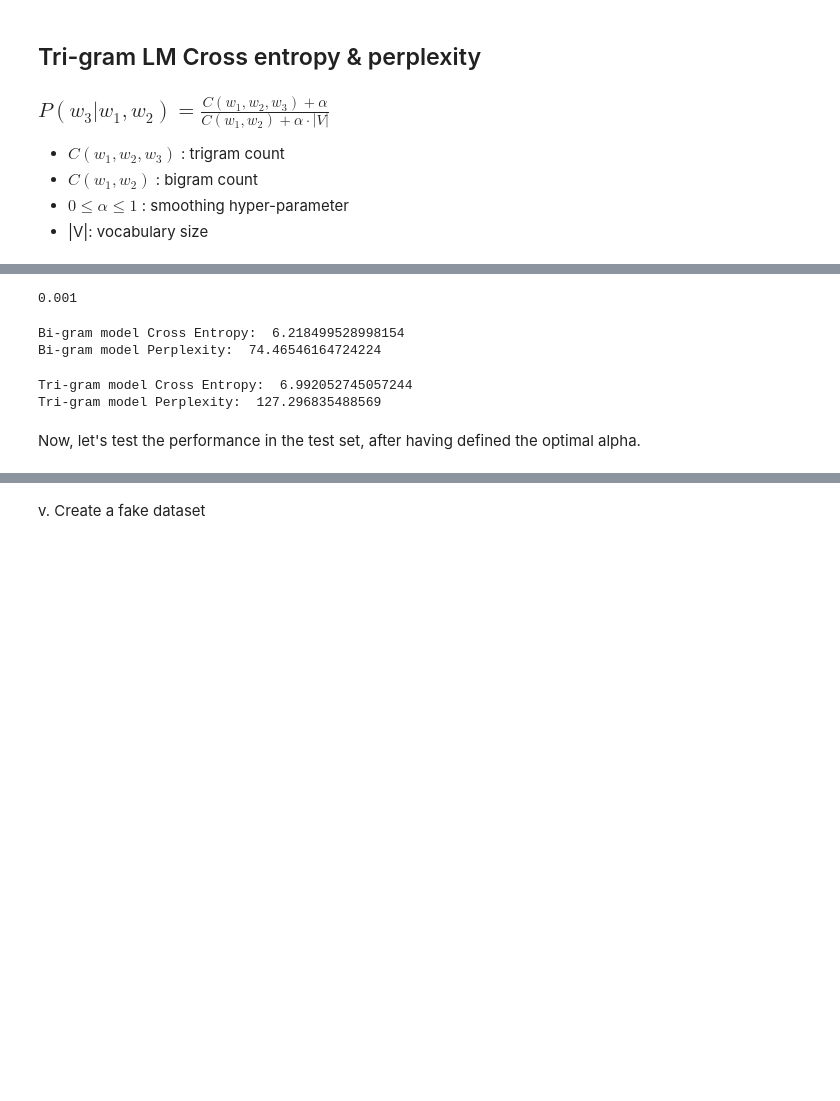
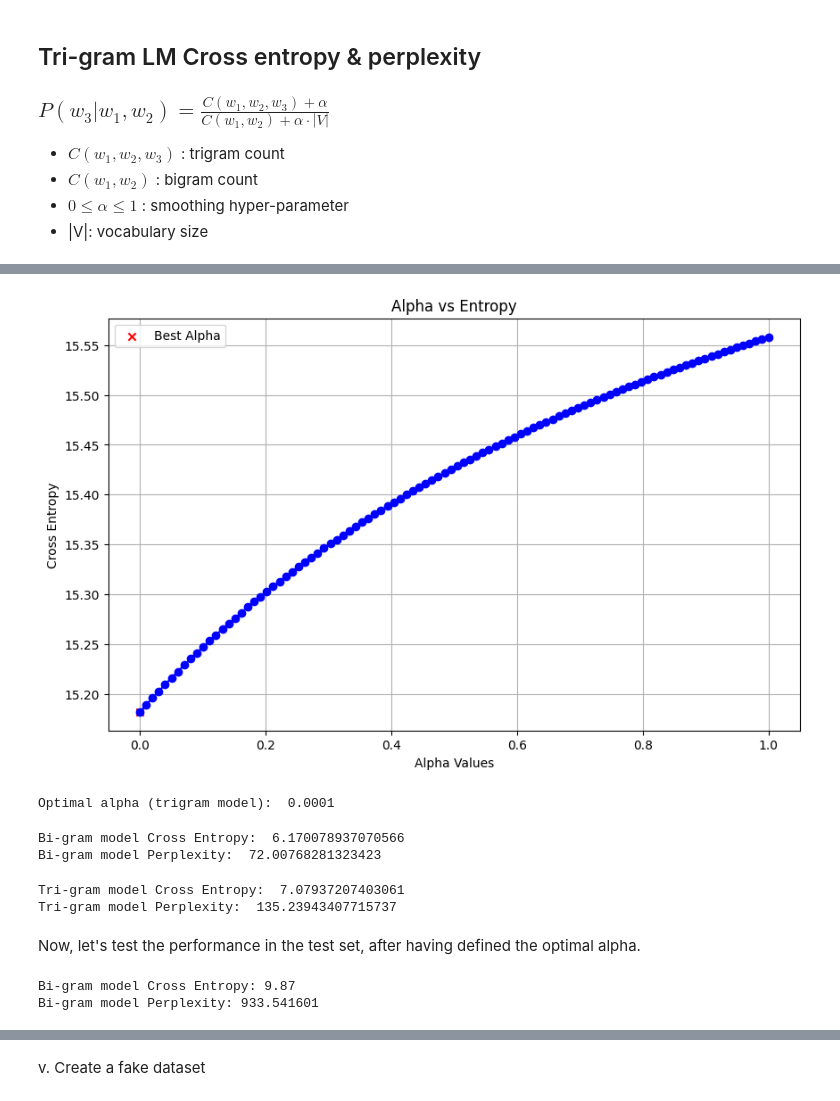
Before and after one commit to VassilisDrouzas/Natural-Language-Processing, a Jupyter notebook: TA Assignment 1.ipynb, the cells around one changed output, grey strips where cells are left out. Saved outputs shown, nothing was run; the diff lists cells and outputs as text; code cells hidden in the pictures; blank space fills up the shorter version.

```diff
--- a/TA Assignment 1.ipynb
+++ b/TA Assignment 1.ipynb
@@ -396,7 +414,9 @@ ngram_model_alpha_search(bi_model, np.linspace(0.001, 1, 100), development_set)
 # %%
 tri_model = TrigramModel(alpha=0.001)
 tri_model.fit(train_corpus)
 
-ngram_model_alpha_search(tri_model, np.linspace(0.001, 1, 100), development_set)
+tri_opt_alpha = ngram_model_alpha_search(tri_model, np.linspace(0.0001, 1, 100), development_set)
+print("Optimal alpha (trigram model): ", tri_opt_alpha)
 # %% [output]
+[figure, added]
-0.001
+Optimal alpha (trigram model):  0.0001
@@ -405,22 +423,33 @@ ngram_model_alpha_search(tri_model, np.linspace(0.001, 1, 100), development_set)
 # %%
-bi_model = BigramModel(alpha=0.001)
+bi_model = BigramModel(alpha = bi_opt_alpha)
 bi_model.fit(train_corpus)
 
 bi_hc = cross_entropy(bi_model, train_corpus)
 print("Bi-gram model Cross Entropy: ", bi_hc)
 print("Bi-gram model Perplexity: ", perplexity(bi_hc))
 # %% [output]
-Bi-gram model Cross Entropy:  6.218499528998154
-Bi-gram model Perplexity:  74.46546164724224
+Bi-gram model Cross Entropy:  6.170078937070566
+Bi-gram model Perplexity:  72.00768281323423
 # %%
-tri_model = TrigramModel(alpha=0.001)
+tri_model = TrigramModel(alpha = tri_opt_alpha)
 tri_model.fit(train_corpus)
 
 tri_hc = cross_entropy(tri_model, train_corpus)
 print("Tri-gram model Cross Entropy: ", tri_hc)
 print("Tri-gram model Perplexity: ", perplexity(tri_hc))
 # %% [output]
-Tri-gram model Cross Entropy:  6.992052745057244
-Tri-gram model Perplexity:  127.296835488569
+Tri-gram model Cross Entropy:  7.07937207403061
+Tri-gram model Perplexity:  135.23943407715737
 # %% [markdown]
 Now, let's test the performance in the test set, after having defined the optimal alpha.
+# %%
+# since la place smoothing is only involved during inference
+# we don't need to refit the model
+bi_model.alpha = bi_opt_alpha
+
+bi_hc = cross_entropy(bi_model, test_set)
+print(f"Bi-gram model Cross Entropy: {bi_hc:.2f}", )
+print(f"Bi-gram model Perplexity: {perplexity(bi_hc):2f}")
+# %% [output]
+Bi-gram model Cross Entropy: 9.87
+Bi-gram model Perplexity: 933.541601
```
Also changed, not shown: parts of 9 cells of this notebook.
